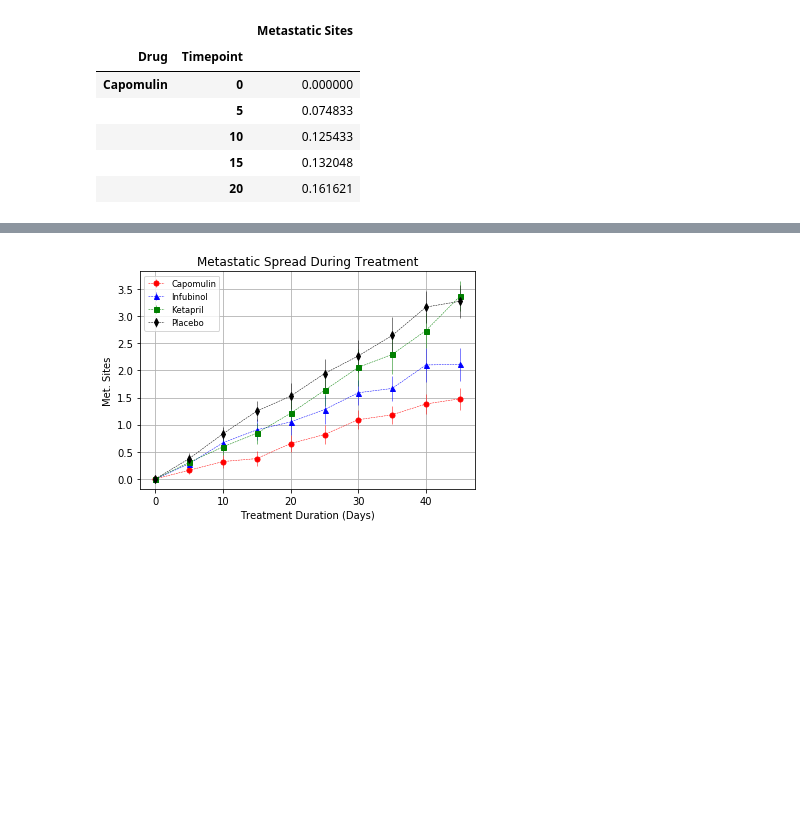
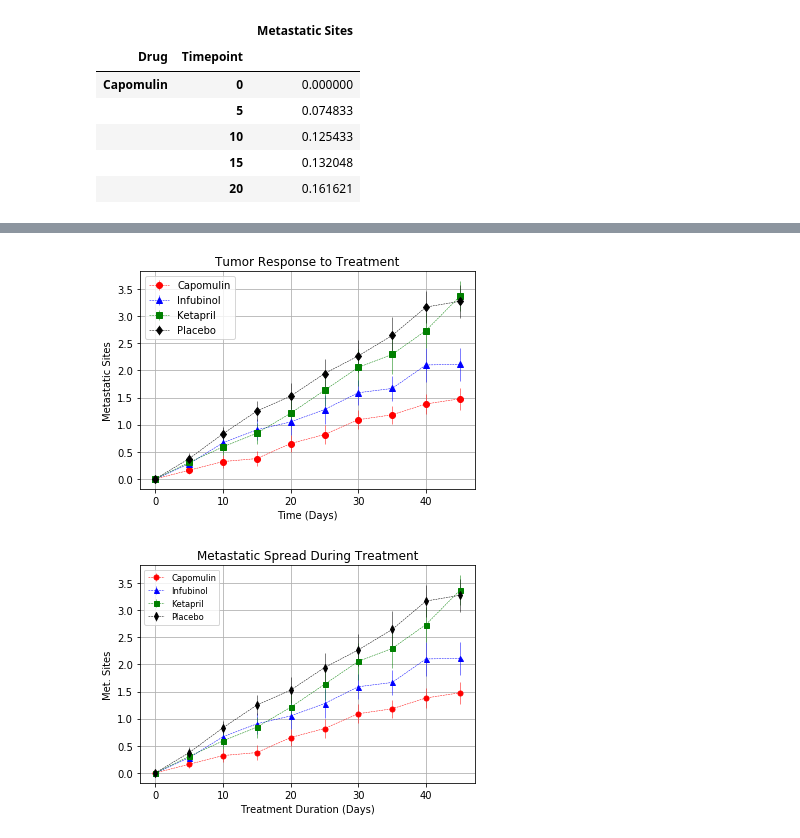
Before and after one commit to jcmachdata/Pymaceuticals, a Jupyter notebook: pymaceuticals.ipynb, the cells around one changed output, grey strips where cells are left out. Drawn from its saved outputs; the diff is of its cells as text; code cells hidden in the pictures; blank space fills up the shorter version.

```diff
--- a/pymaceuticals.ipynb
+++ b/pymaceuticals.ipynb
@@ -163,7 +163,10 @@ plt.show()
 ## Metastatic Response to Treatment
 # %%
 # Store the Mean Met. Site Data Grouped by Drug and Timepoint
+df_group_met = df_c.groupby(['Drug', 'Timepoint'])
+df_group_met = df_group_met['Metastatic Sites'].mean()
 
 # Convert to DataFrame
-
+df_group_met = pd.DataFrame(df_group_met)
 # Preview DataFrame
+df_group_met.head()
@@ -178,7 +189,8 @@ plt.show()
 |  | 20 | 0.652174 |
 # %%
 # Store the Standard Error associated with Met. Sites Grouped by Drug and Timepoint
-
+stored_sems_met = df_c.groupby(['Drug', 'Timepoint']).sem()['Metastatic Sites']
 # Convert to DataFrame
-
+stored_sems_met_df = pd.DataFrame(stored_sems_met)
 # Preview DataFrame
+stored_sems_met_df.head()
@@ -193,5 +213,6 @@ plt.show()
 |  | 20 | 0.161621 |
 # %%
 # Minor Data Munging to Re-Format the Data Frames
-
+df_group_met_rf = df_group_met.pivot_table('Metastatic Sites',['Timepoint'],('Drug'))
 # Preview that Reformatting worked
+df_group_met_rf
@@ -213,3 +241,21 @@ plt.show()
+# %%
+# Generate the Plot (with Error Bars)
+
+formats = [('Capomulin','o','red'), ('Infubinol','^','blue'), ('Ketapril','s','green'), ('Placebo','d','black')]
+
+for drug, marker, color in formats:
+    sems_tumor_met = stored_sems_met[drug]
+    plot_treat = plt.errorbar(df_group_met_rf.index, df_group_met_rf[drug], sems_tumor_met, fmt=marker, ls='--', color=color, linewidth=0.5)
+
+plt.title('Tumor Response to Treatment')
+plt.xlabel('Time (Days)')
+plt.ylabel('Metastatic Sites')
+plt.legend(loc='best')
+plt.grid()
+
+# Save the Figure
+# %% [output]
+[figure, added]
 # %%
 # %% [output]
 [figure]
```
Also changed, not shown: parts of 8 cells of this notebook.
